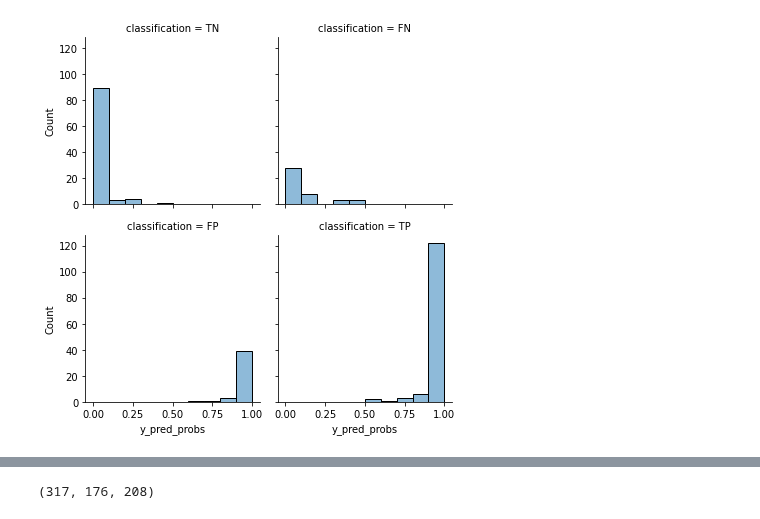
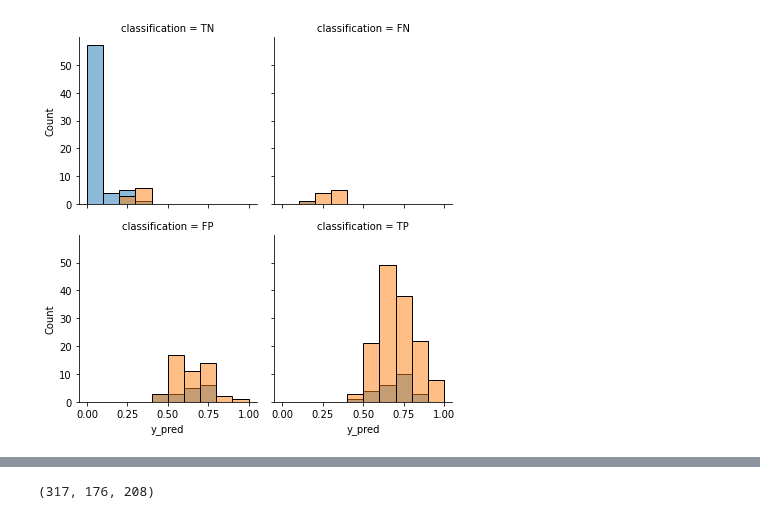
Before and after one commit to tamap94/ds-capstone-alzheimers-, a Jupyter notebook: modelling/error_analysis.ipynb, the cells around one changed output, grey strips where cells are left out. Drawn from its saved outputs; the diff is of its cells as text; code cells hidden in the pictures.

```diff
--- a/modelling/error_analysis.ipynb
+++ b/modelling/error_analysis.ipynb
@@ -29,0 +35,5 @@ df_a = df[df['ID'].str.contains("_S_", case=False)]
+# %%
+df_result["Sex"].fillna(df_result["M/F"], inplace=True)
+# %%
+df_result.drop("M/F", inplace=True, axis=1)
+df_result
@@ -29,0 +54,2 @@ df_a = df[df['ID'].str.contains("_S_", case=False)]
+# %%
+df_result["prediction"] = (df_result["y_pred"]+0.1).round()
@@ -51,12 +93,12 @@ Balanced Accuracy is 0.72
 # %%
 def classification(row):
-    if (row.label == 1) & (row .y_pred == 1):
+    if (row.y_test == 1) & (row .prediction == 1):
         return "TP"
-    if (row.label == 0) & (row .y_pred == 1):
+    if (row.y_test == 0) & (row .prediction == 1):
         return "FP"
-    if (row.label == 0) & (row .y_pred == 0):
+    if (row.y_test == 0) & (row .prediction == 0):
         return "TN"
-    if (row.label == 1) & (row .y_pred == 0):
+    if (row.y_test == 1) & (row .prediction == 0):
         return "FN"
 
-df["classification"] = df.apply(lambda row: classification(row), axis=1)
+df_result["classification"] = df_result.apply(lambda row: classification(row), axis=1)
@@ -120,5 +125,5 @@ plot.map_dataframe(sns.histplot, x="CDR_", binrange=(0,3), binwidth=0.2);'''
 # %%
-plot= sns.FacetGrid(data=df, col="classification", col_wrap=2, col_order=["TN", "FN", "FP", "TP"])#, hue="dataset", legend_out=True)
-plot.map_dataframe(sns.histplot, x="y_pred_probs", binrange=(0,1), binwidth=0.1, alpha=0.5);
+plot= sns.FacetGrid(data=df_result, col="classification", col_wrap=2, col_order=["TN", "FN", "FP", "TP"], hue="dataset")#, hue="dataset", legend_out=True)
+plot.map_dataframe(sns.histplot, x="y_pred", binrange=(0,1), binwidth=0.1, alpha=0.5);
 # %% [output]
-[figure, old version]
+[figure, new version]
```
Also changed, not shown: parts of 33 cells of this notebook, 4 other files.
